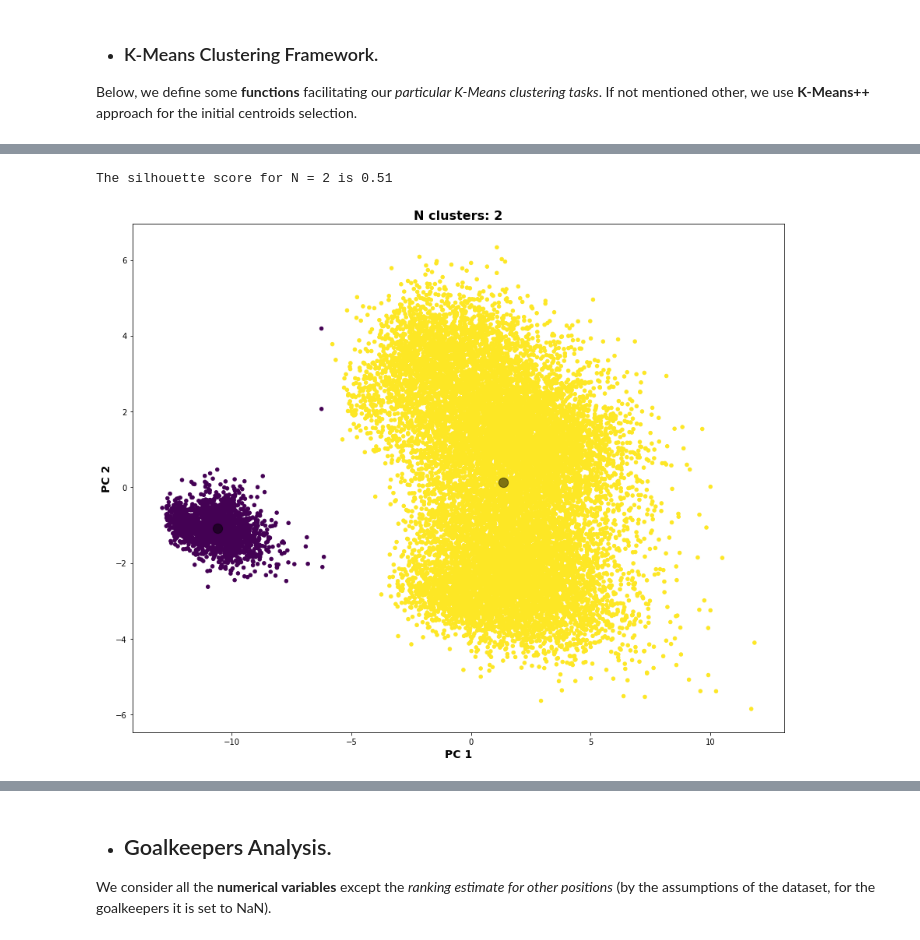
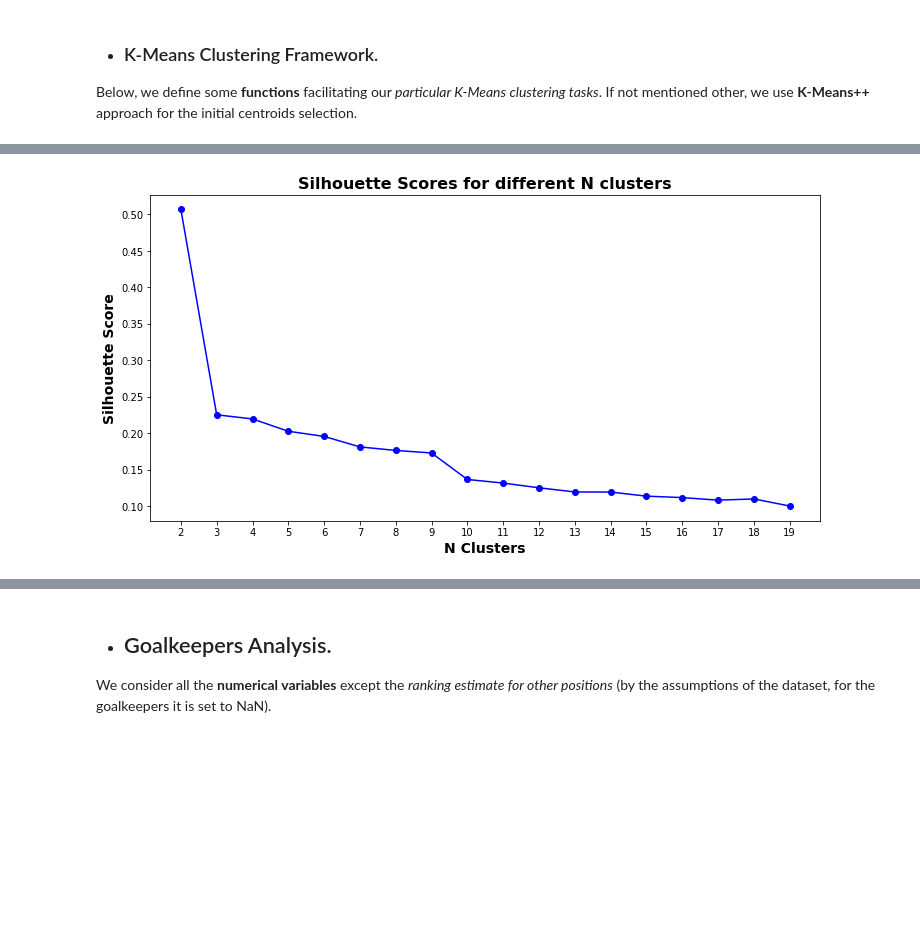
Before and after one commit to YarkoKhamar/DAProject, a Jupyter notebook: PcaClusteringGeneral.ipynb, the cells around one changed output, grey strips where cells are left out. Cells and saved outputs as stored; diff of their text form; code cells hidden in the pictures; blank space fills up the shorter version.

```diff
--- a/PcaClusteringGeneral.ipynb
+++ b/PcaClusteringGeneral.ipynb
@@ -168,3 +164,32 @@ def plotClustersFP(points, centers, yKmeans):
     plt.ylabel('PC 2', fontsize = 14, fontweight='bold')
     plt.scatter(xs, ys, c = yKmeans, s=20, cmap='viridis')
     plt.scatter(cxs, cys, c='black', s=150, alpha=0.5);
+
+
+
+def findBestClustersN(normDf, lBound = 2, uBound = 20):
+    # Find the best number of clusters in the K-Means sence
+    # according to the silhouette value criterion.
+
+    silhScores = []
+
+    for n in range(lBound, uBound):
+        silh = performKMeans(normDf, n)[2]
+        silhScores.append(silh)
+
+    bestN = np.argmax(silhScores) + lBound
+    print ("The best number of clusters is {0} with the silhouette score {1:1.2f}."\
+           .format(bestN, silhScores[bestN - lBound]))
+
+    return (bestN, silhScores)
+
+
+
+def plotSilhScores(silhs):
+    plt.figure(figsize=(12,6))
+    plt.title("Silhouette Scores for different N clusters", fontsize = 16, fontweight='bold')
+    plt.xticks(range(2, len(silhs) + 2))
+    plt.xlabel("N Clusters", fontsize = 14, fontweight='bold')
+    plt.ylabel("Silhouette Score", fontsize = 14, fontweight='bold')
+
+    plt.plot(range(2, len(silhs)+2), silhs, 'bo-');
@@ -194,32 +237,4 @@ Finally, we plot the **clustered points on the factorial plane** to draw some *c
-# %%
-normDf = overallPca[0]
-xs, ys = overallPca[1], overallPca[2]
-eigvecs = overallPca[3]
-
-
-## Commented out since it executes for a long time;
-#  -----------------------------------------------;
-
-# silhScores = []
-
-# for n in range(2, 10):
-#     silh = performKMeans(normDf, n)[2]
-#     silhScores.append(silh)
-
-# bestN = np.argmax(silhScores) + 2
-
-# print ("The best number of clusters is {0} with the silhouette score {1:1.2f}."\
-#        .format(bestN, silhScores[bestN - 2]))
-
-
-nClust = 2 # bestN
-
-yKmeans, centers, silh = performKMeans(normDf, nClust)
-cxs, cys = pcaProjection(centers, eigvecs)
-
-plotClustersFP((xs, ys), (cxs, cys), yKmeans)
-
-print ("The silhouette score for N = {0} is {1:1.2f}".format(nClust, silh))
-# %% [output]
-The silhouette score for N = 2 is 0.51
-[figure, removed]
+# %%
+plotSilhScores(ovSilhs)
+# %% [output]
+[figure, added]
```
Also changed, not shown: parts of 31 cells of this notebook.
